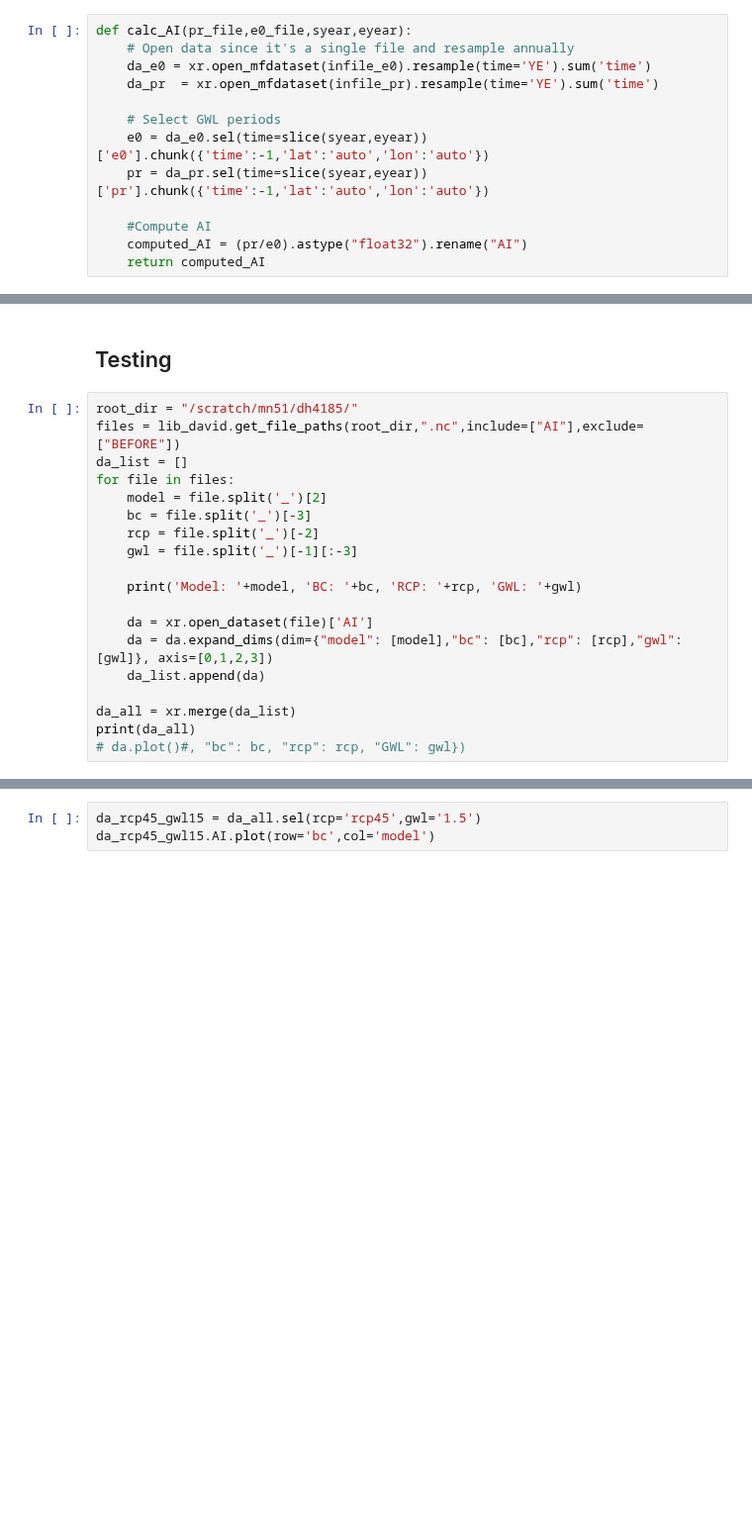
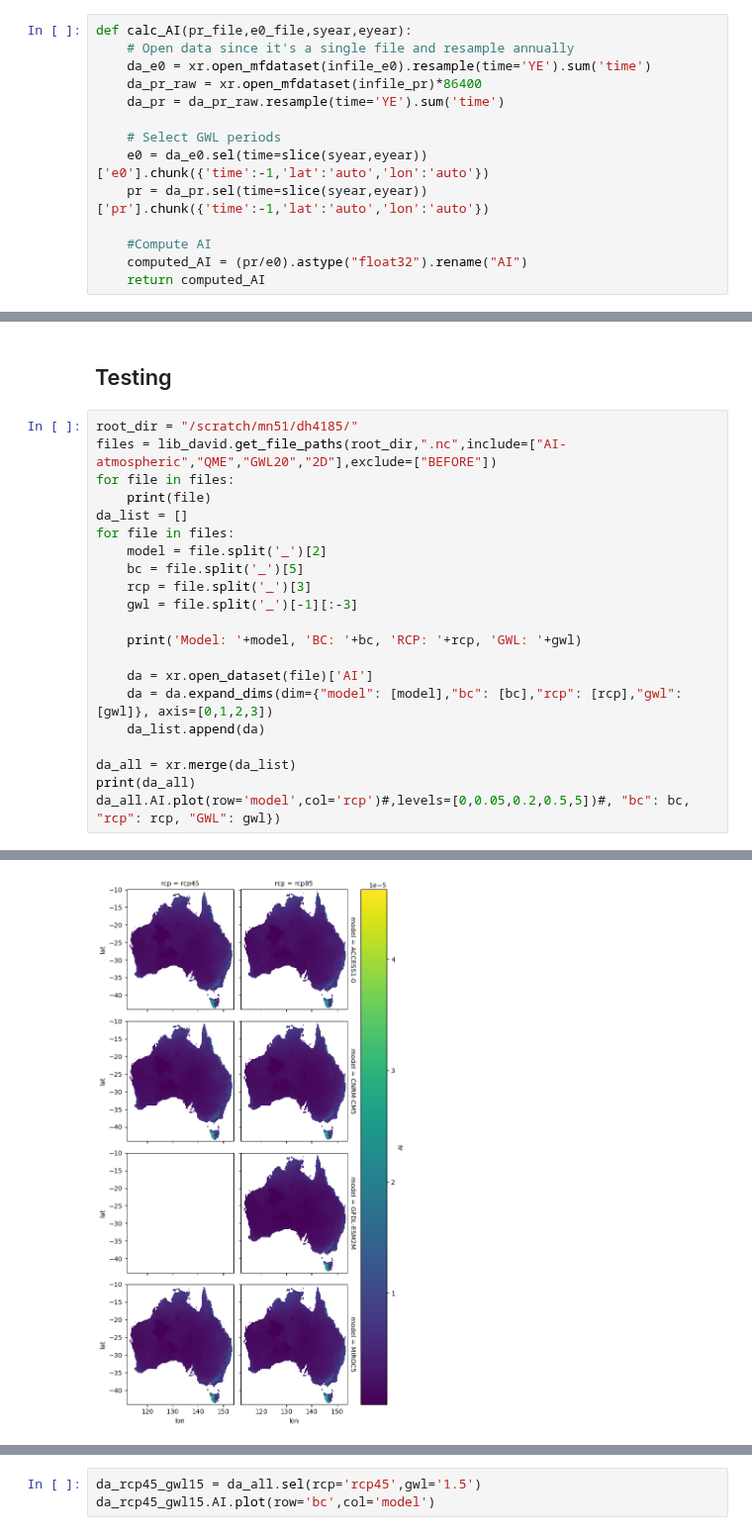
Before and after one commit to AusClimateService/hazards-drought, a Jupyter notebook: ACS_aridity_AWRA-L.ipynb, the cells around one changed output, grey strips where cells are left out. Shown at 99% size. Saved outputs shown, nothing was run; the diff lists cells and outputs as text; blank space fills up the shorter version.

Commit message:
add test plot

```diff
--- a/ACS_aridity_AWRA-L.ipynb
+++ b/ACS_aridity_AWRA-L.ipynb
@@ -95,7 +95,8 @@ client
 def calc_AI(pr_file,e0_file,syear,eyear):
     # Open data since it's a single file and resample annually
     da_e0 = xr.open_mfdataset(infile_e0).resample(time='YE').sum('time')
-    da_pr  = xr.open_mfdataset(infile_pr).resample(time='YE').sum('time')
+    da_pr_raw = xr.open_mfdataset(infile_pr)*86400
+    da_pr = da_pr_raw.resample(time='YE').sum('time')
 
     # Select GWL periods
     e0 = da_e0.sel(time=slice(syear,eyear))['e0'].chunk({'time':-1,'lat':'auto','lon':'auto'})
@@ -251,12 +241,14 @@ Computing /scratch/mn51/dh4185/AI-atmospheric-based_NHP1-AUS-5_MIROC5_rcp45_r1i1
 ## Testing
 # %%
 root_dir = "/scratch/mn51/dh4185/"
-files = lib_david.get_file_paths(root_dir,".nc",include=["AI"],exclude=["BEFORE"])
+files = lib_david.get_file_paths(root_dir,".nc",include=["AI-atmospheric","QME","GWL20","2D"],exclude=["BEFORE"])
+for file in files:
+    print(file)
 da_list = []
 for file in files:
     model = file.split('_')[2]
-    bc = file.split('_')[-3]
-    rcp = file.split('_')[-2]
+    bc = file.split('_')[5]
+    rcp = file.split('_')[3]
     gwl = file.split('_')[-1][:-3]
 
     print('Model: '+model, 'BC: '+bc, 'RCP: '+rcp, 'GWL: '+gwl)
@@ -267,4 +259,5 @@ for file in files:
 
 da_all = xr.merge(da_list)
 print(da_all)
-# da.plot()#, "bc": bc, "rcp": rcp, "GWL": gwl})
+da_all.AI.plot(row='model',col='rcp')#,levels=[0,0.05,0.2,0.5,5])#, "bc": bc, "rcp": rcp, "GWL": gwl})
+# %% [output]
@@ -270,0 +282 @@ print(da_all)
+[figure, added]
```
Also changed, not shown: parts of 4 cells of this notebook.
